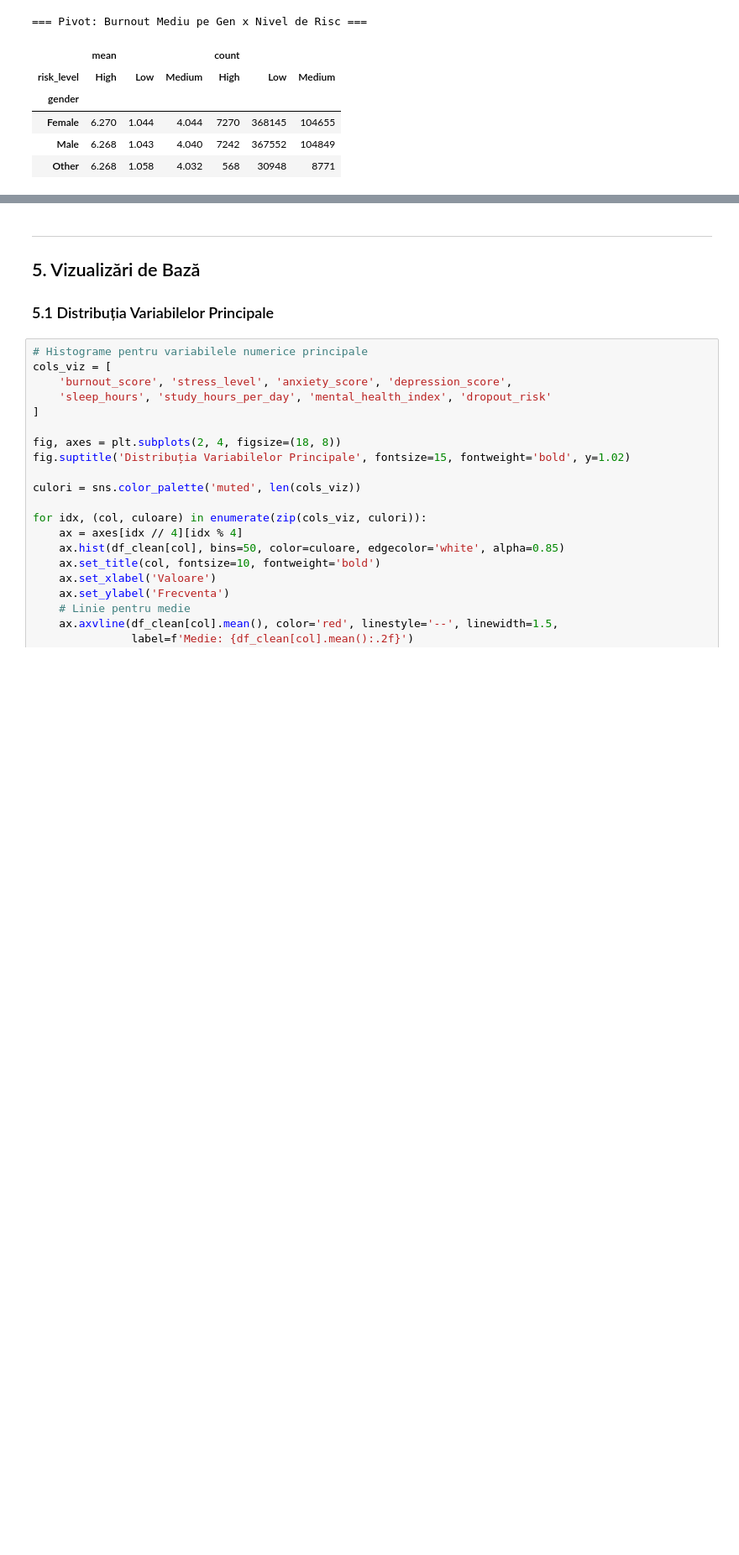
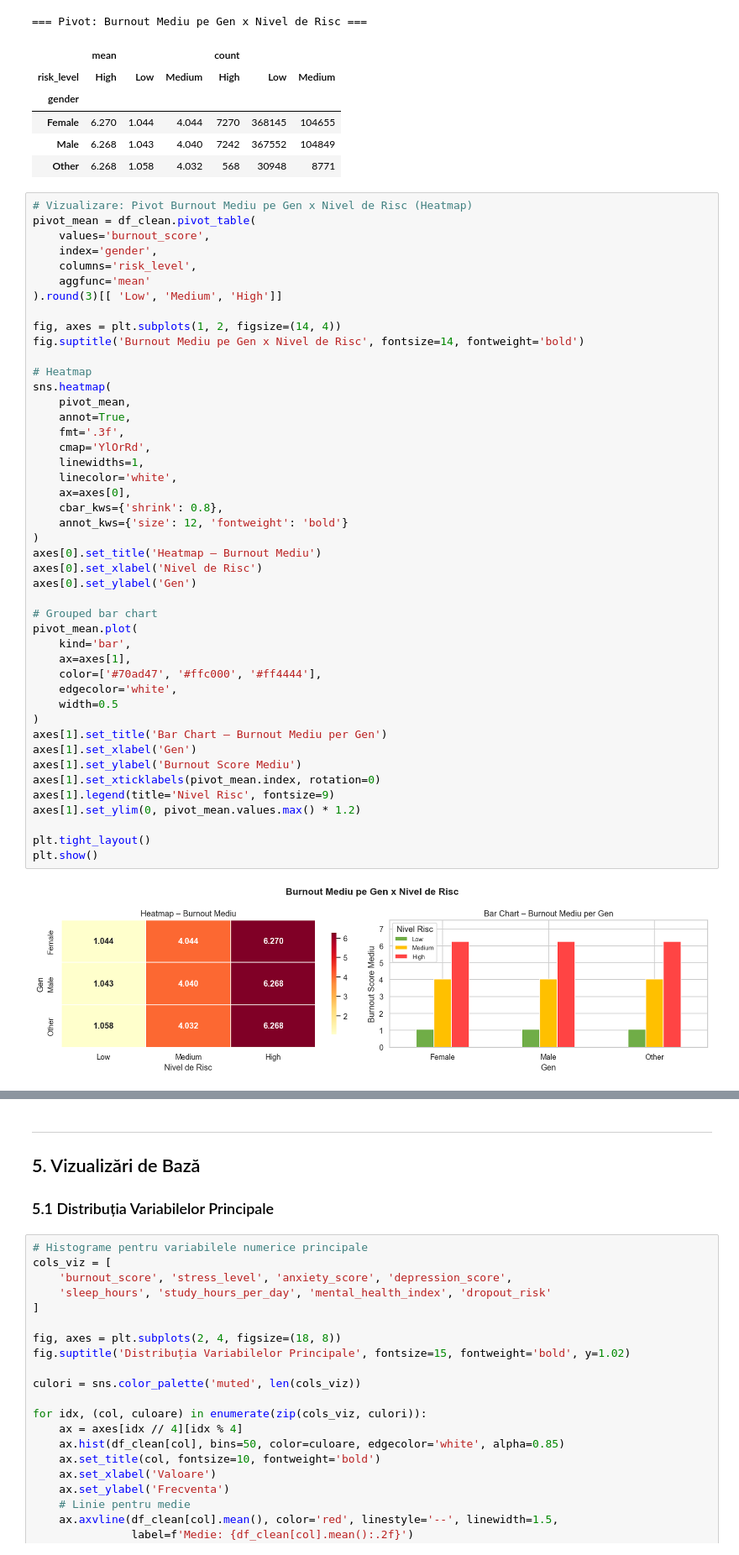
Before and after one commit to diannnnnnna7/Proiect-AAD, a Jupyter notebook: checkpoint1_procesare_analiza_date.ipynb, the cells around one changed output, grey strips where cells are left out. Shown at 84% size. Saved outputs shown, nothing was run; the diff lists cells and outputs as text; blank space fills up the shorter version.

```diff
--- a/checkpoint1_procesare_analiza_date.ipynb
+++ b/checkpoint1_procesare_analiza_date.ipynb
@@ -724,3 +798,50 @@ pivot_burnout
 | Female | 6.270 | 1.044 | 4.044 | 7270 | 368145 | 104655 |
 | Male | 6.268 | 1.043 | 4.040 | 7242 | 367552 | 104849 |
 | Other | 6.268 | 1.058 | 4.032 | 568 | 30948 | 8771 |
+# %%
+# Vizualizare: Pivot Burnout Mediu pe Gen x Nivel de Risc (Heatmap)
+pivot_mean = df_clean.pivot_table(
+    values='burnout_score',
+    index='gender',
+    columns='risk_level',
+    aggfunc='mean'
+).round(3)[[ 'Low', 'Medium', 'High']]
+
+fig, axes = plt.subplots(1, 2, figsize=(14, 4))
+fig.suptitle('Burnout Mediu pe Gen x Nivel de Risc', fontsize=14, fontweight='bold')
+
+# Heatmap
+sns.heatmap(
+    pivot_mean,
+    annot=True,
+    fmt='.3f',
+    cmap='YlOrRd',
+    linewidths=1,
+    linecolor='white',
+    ax=axes[0],
+    cbar_kws={'shrink': 0.8},
+    annot_kws={'size': 12, 'fontweight': 'bold'}
+)
+axes[0].set_title('Heatmap – Burnout Mediu')
+axes[0].set_xlabel('Nivel de Risc')
+axes[0].set_ylabel('Gen')
+
+# Grouped bar chart
+pivot_mean.plot(
+    kind='bar',
+    ax=axes[1],
+    color=['#70ad47', '#ffc000', '#ff4444'],
+    edgecolor='white',
+    width=0.5
+)
+axes[1].set_title('Bar Chart – Burnout Mediu per Gen')
+axes[1].set_xlabel('Gen')
+axes[1].set_ylabel('Burnout Score Mediu')
+axes[1].set_xticklabels(pivot_mean.index, rotation=0)
+axes[1].legend(title='Nivel Risc', fontsize=9)
+axes[1].set_ylim(0, pivot_mean.values.max() * 1.2)
+
+plt.tight_layout()
+plt.show()
+# %% [output]
+[figure, added]
```
Also changed, not shown: parts of 19 cells of this notebook.
